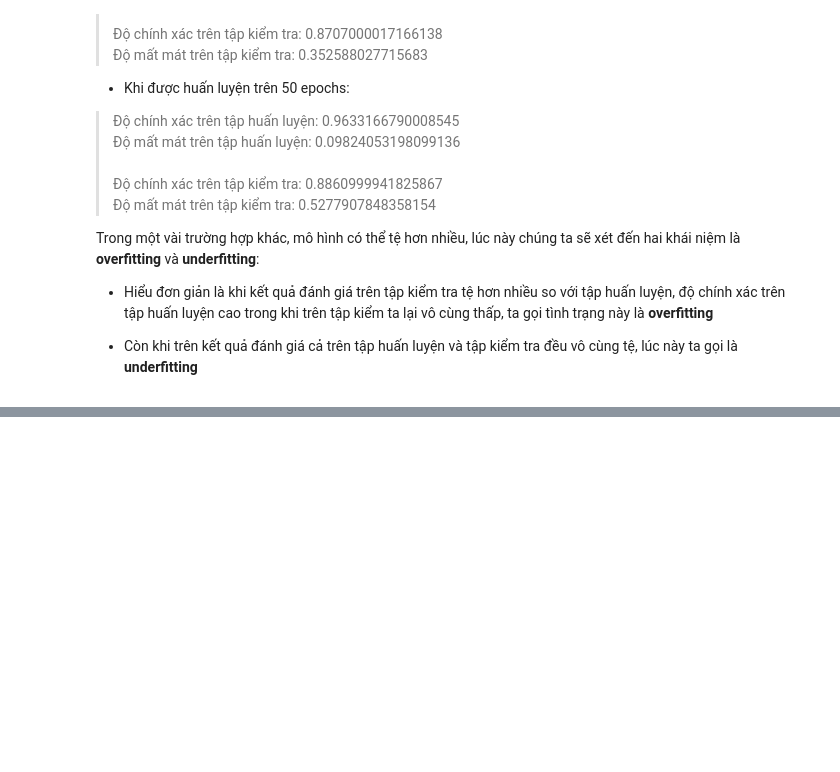
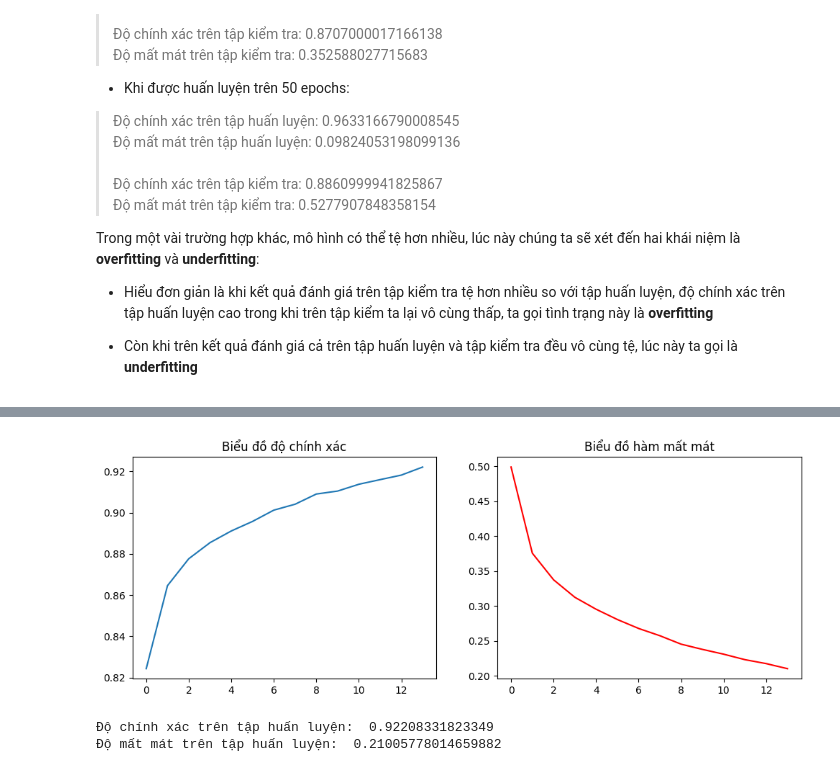
Before and after one commit to brianhuster/AI_and_Machine_Learning_for_Coders, a Jupyter notebook: Chapter2_Introduction_to_Computer_Vision.ipynb, the cells around one changed output, grey strips where cells are left out. Saved outputs shown, nothing was run; the diff lists cells and outputs as text; code cells hidden in the pictures; blank space fills up the shorter version.

Commit message:
update: add early_stopping

```diff
--- a/Chapter2_Introduction_to_Computer_Vision.ipynb
+++ b/Chapter2_Introduction_to_Computer_Vision.ipynb
@@ -298,0 +306,30 @@ Trong một vài trường hợp khác, mô hình có thể tệ hơn nhiều, l
+# %%
+from tensorflow.keras.callbacks import EarlyStopping
+
+# Khởi tạo EarlyStopping
+early_stopping = EarlyStopping(
+    monitor='val_loss',        # Giám sát lỗi trên tập validation
+    patience=5,                # Số epoch tối đa không cải thiện để dừng huấn luyện
+    restore_best_weights=True  # Khôi phục lại mô hình tốt nhất
+)
+
+# Khởi tạo kiến trúc mô hình
+model2 = Sequential()
+
+# Ở đây mình có sử dụng một cú pháp khác thay vì truyền vào danh sách các lớp
+# mọi người cũng có thể thêm các lớp vào mô hình như vậy nha.
+model2.add(Flatten(input_shape = (28, 28)))
+model2.add(Dense(128, activation = relu))
+model2.add(Dense(10, activation = softmax)) # Fully connected.
+
+# Định nghĩa hàm tối ưu và hàm mất mát.
+model2.compile(optimizer = 'adam', loss = 'sparse_categorical_crossentropy', metrics = ['accuracy'])
+
+# Huấn luyện mô hình với callback EarlyStopping
+history2 = model2.fit(
+    train_images,
+    train_labels,
+    epochs=50,
+    validation_data=(test_images, test_labels),  # Thêm dữ liệu validation, vì ở đây mình không chia val nên tạm lấy test
+    callbacks=[early_stopping]
+)
@@ -298,0 +354,19 @@ Trong một vài trường hợp khác, mô hình có thể tệ hơn nhiều, l
+# %%
+# Vẽ 2 biểu đồ quá trình huấn luyện mô hình dựa trên accuracy và loss
+fig, axs = plt.subplots(nrows = 1, ncols = 2, figsize = (12, 4))
+axs[0].plot(history2.history['accuracy'])
+axs[0].set_title('Biểu đồ độ chính xác')
+axs[1].plot(history2.history['loss'], color = 'red')
+axs[1].set_title('Biểu đồ hàm mất mát')
+plt.show()
+# %% [output]
+[figure, added]
+# %%
+# Kết quả đánh giá cuối cùng của mô hình sau khi train xong
+train_acc = history2.history['accuracy'][-1]
+print("Độ chính xác trên tập huấn luyện: ", train_acc)
+train_loss = history2.history['loss'][-1]
+print("Độ mất mát trên tập huấn luyện: ", train_loss)
+# %% [output]
+Độ chính xác trên tập huấn luyện:  0.92208331823349
+Độ mất mát trên tập huấn luyện:  0.21005778014659882
```
Also changed, not shown: parts of 8 cells of this notebook.
